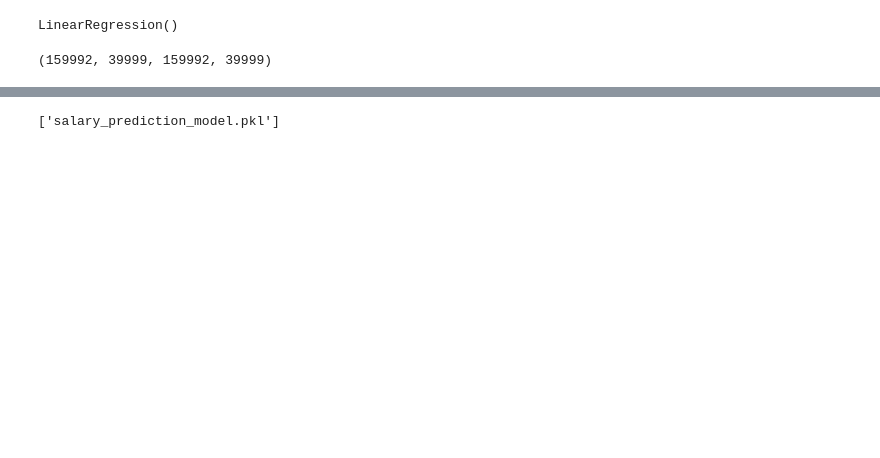
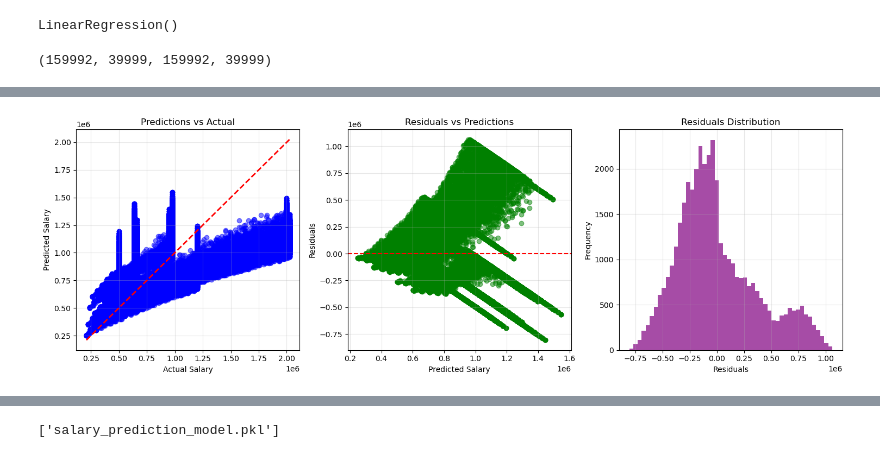
Before and after one commit to kbis0/Salary-Prediction, a Jupyter notebook: Analysis.ipynb, the cells around one changed output, grey strips where cells are left out. Saved outputs shown, nothing was run; the diff lists cells and outputs as text; code cells hidden in the pictures; blank space fills up the shorter version.

```diff
--- a/Analysis.ipynb
+++ b/Analysis.ipynb
@@ -267,0 +413,37 @@ mean_absolute_error(y_test, predictions)
+# %%
+# Residual Analysis
+residuals = y_test - predictions
+
+plt.figure(figsize=(15, 5))
+
+# Plot 1: Predictions vs Actual
+plt.subplot(1, 3, 1)
+plt.scatter(y_test, predictions, alpha=0.5, color='blue')
+plt.plot([y_test.min(), y_test.max()], [y_test.min(), y_test.max()], 'r--', lw=2)
+plt.xlabel('Actual Salary')
+plt.ylabel('Predicted Salary')
+plt.title('Predictions vs Actual')
+plt.grid(True, alpha=0.3)
+
+# Plot 2: Residuals vs Predictions
+plt.subplot(1, 3, 2)
+plt.scatter(predictions, residuals, alpha=0.5, color='green')
+plt.axhline(y=0, color='r', linestyle='--')
+plt.xlabel('Predicted Salary')
+plt.ylabel('Residuals')
+plt.title('Residuals vs Predictions')
+plt.grid(True, alpha=0.3)
+
+# Plot 3: Residuals Distribution
+plt.subplot(1, 3, 3)
+plt.hist(residuals, bins=50, alpha=0.7, color='purple')
+plt.xlabel('Residuals')
+plt.ylabel('Frequency')
+plt.title('Residuals Distribution')
+plt.grid(True, alpha=0.3)
+
+plt.tight_layout()
+plt.savefig("screenshots/residual_analysis.png", dpi=300, bbox_inches='tight')
+plt.show()
+# %% [output]
+[figure, added]
```
Also changed, not shown: parts of 13 cells of this notebook, 8 other files.
